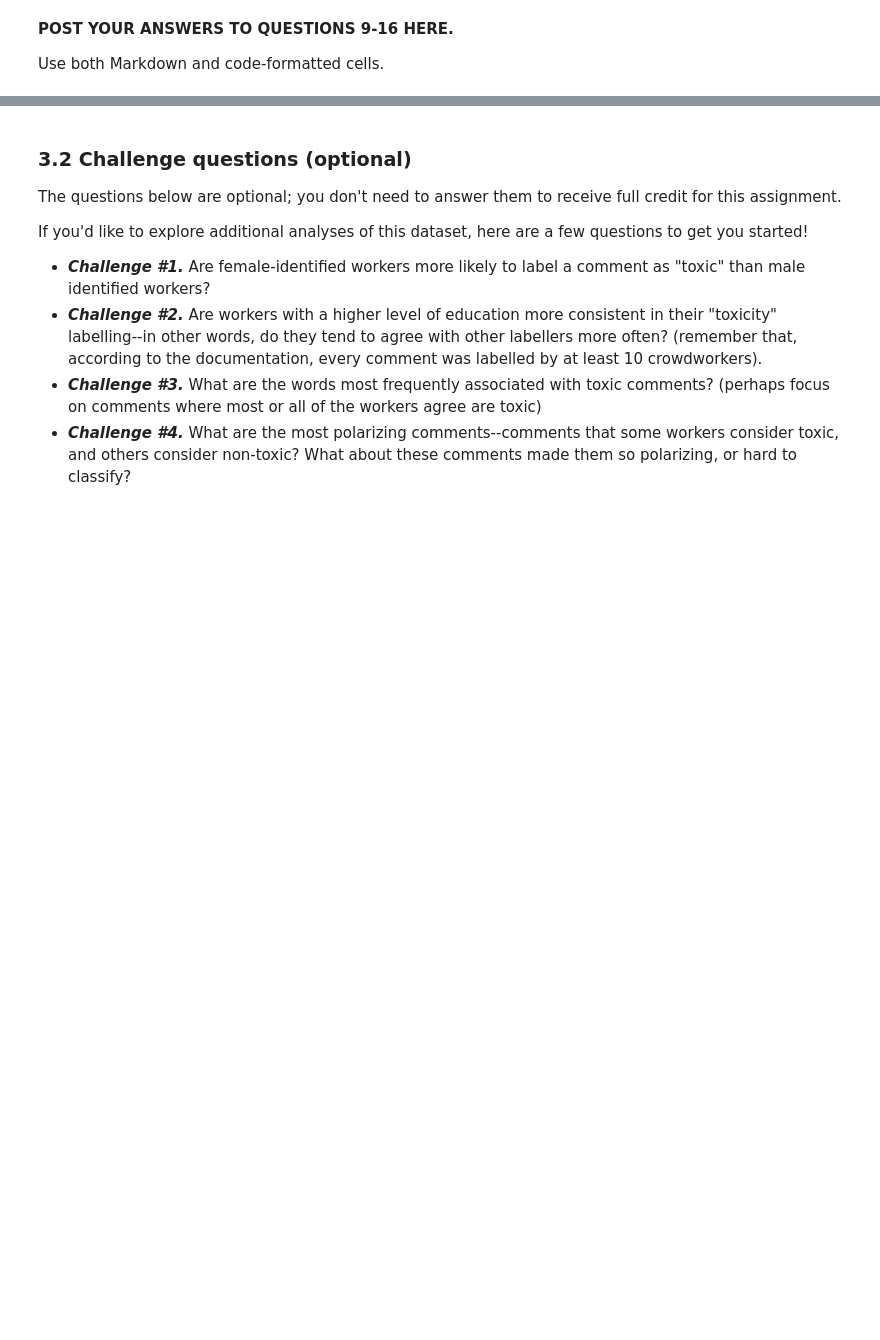
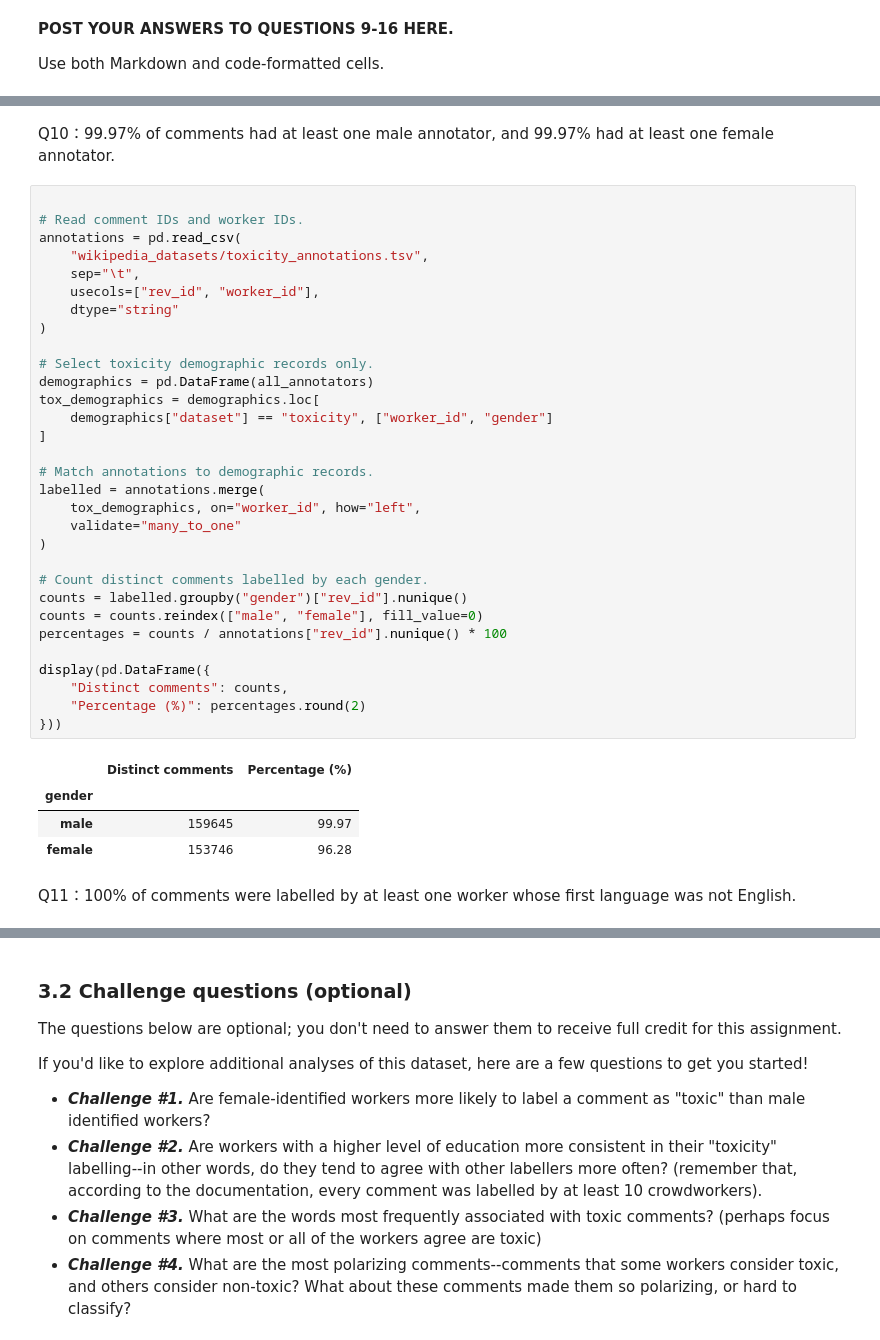
Before and after one commit to EvaChen05/hcde-410, a Jupyter notebook: A2/hcde410-a2.ipynb, the cells around one changed output, grey strips where cells are left out. Saved outputs shown, nothing was run; the diff lists cells and outputs as text; blank space fills up the shorter version.

```diff
--- a/A2/hcde410-a2.ipynb
+++ b/A2/hcde410-a2.ipynb
@@ -1112,0 +1064,40 @@ We have demographic records for 3,591 of the 3,591 unique workers who annotated
+# %% [markdown]
+Q10：99.97% of comments had at least one male annotator, and 99.97% had at least one female annotator.
+# %%
+
+# Read comment IDs and worker IDs.
+annotations = pd.read_csv(
+    "wikipedia_datasets/toxicity_annotations.tsv",
+    sep="\t",
+    usecols=["rev_id", "worker_id"],
+    dtype="string"
+)
+
+# Select toxicity demographic records only.
+demographics = pd.DataFrame(all_annotators)
+tox_demographics = demographics.loc[
+    demographics["dataset"] == "toxicity", ["worker_id", "gender"]
+]
+
+# Match annotations to demographic records.
+labelled = annotations.merge(
+    tox_demographics, on="worker_id", how="left",
+    validate="many_to_one"
+)
+
+# Count distinct comments labelled by each gender.
+counts = labelled.groupby("gender")["rev_id"].nunique()
+counts = counts.reindex(["male", "female"], fill_value=0)
+percentages = counts / annotations["rev_id"].nunique() * 100
+
+display(pd.DataFrame({
+    "Distinct comments": counts,
+    "Percentage (%)": percentages.round(2)
+}))
+# %% [output]
+|  | Distinct comments | Percentage (%) |
+| gender |  |  |
+| male | 159645 | 99.97 |
+| female | 153746 | 96.28 |
+# %% [markdown]
+Q11：100% of comments were labelled by at least one worker whose first language was not English.
```
Also changed, not shown: parts of 9 cells of this notebook.
